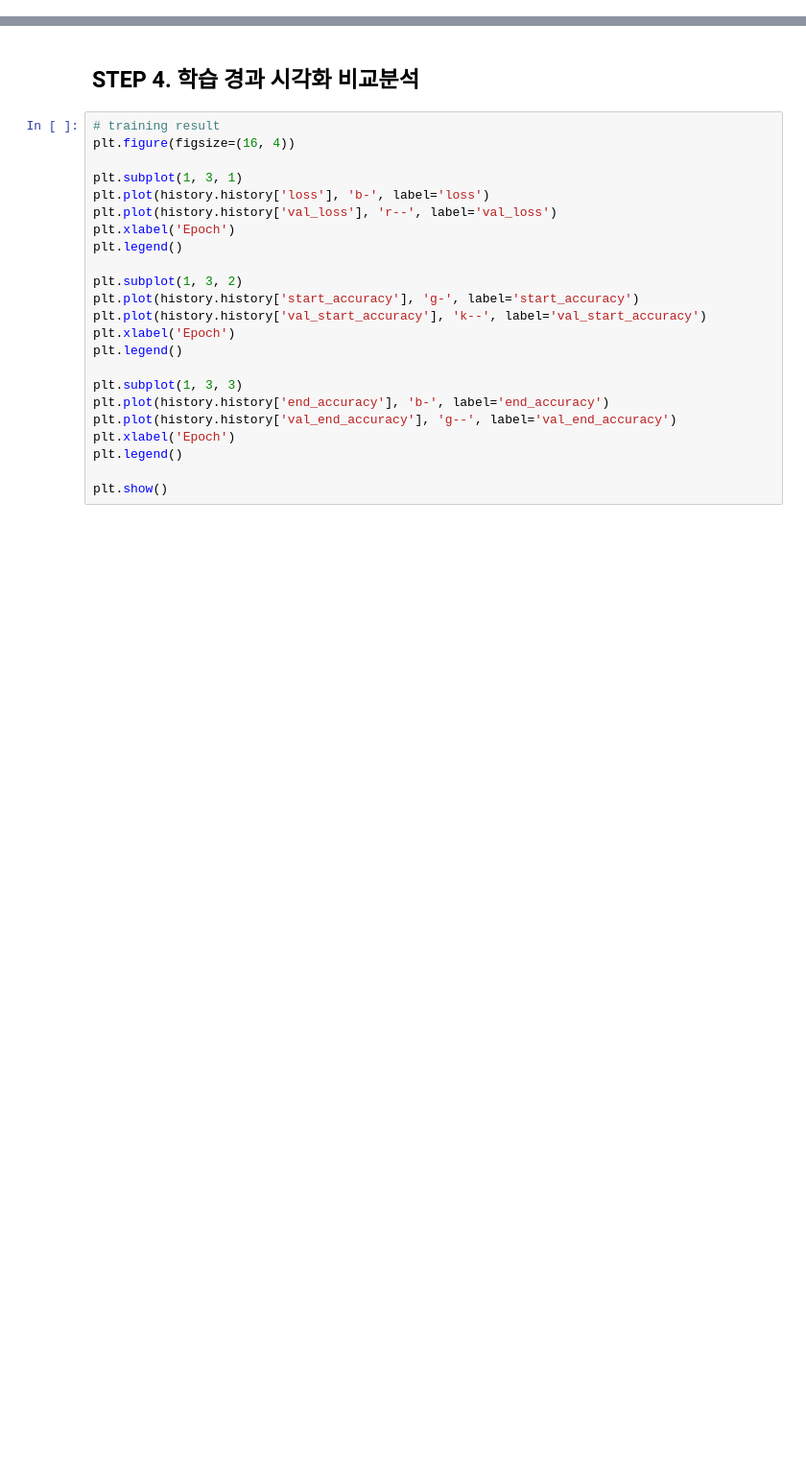
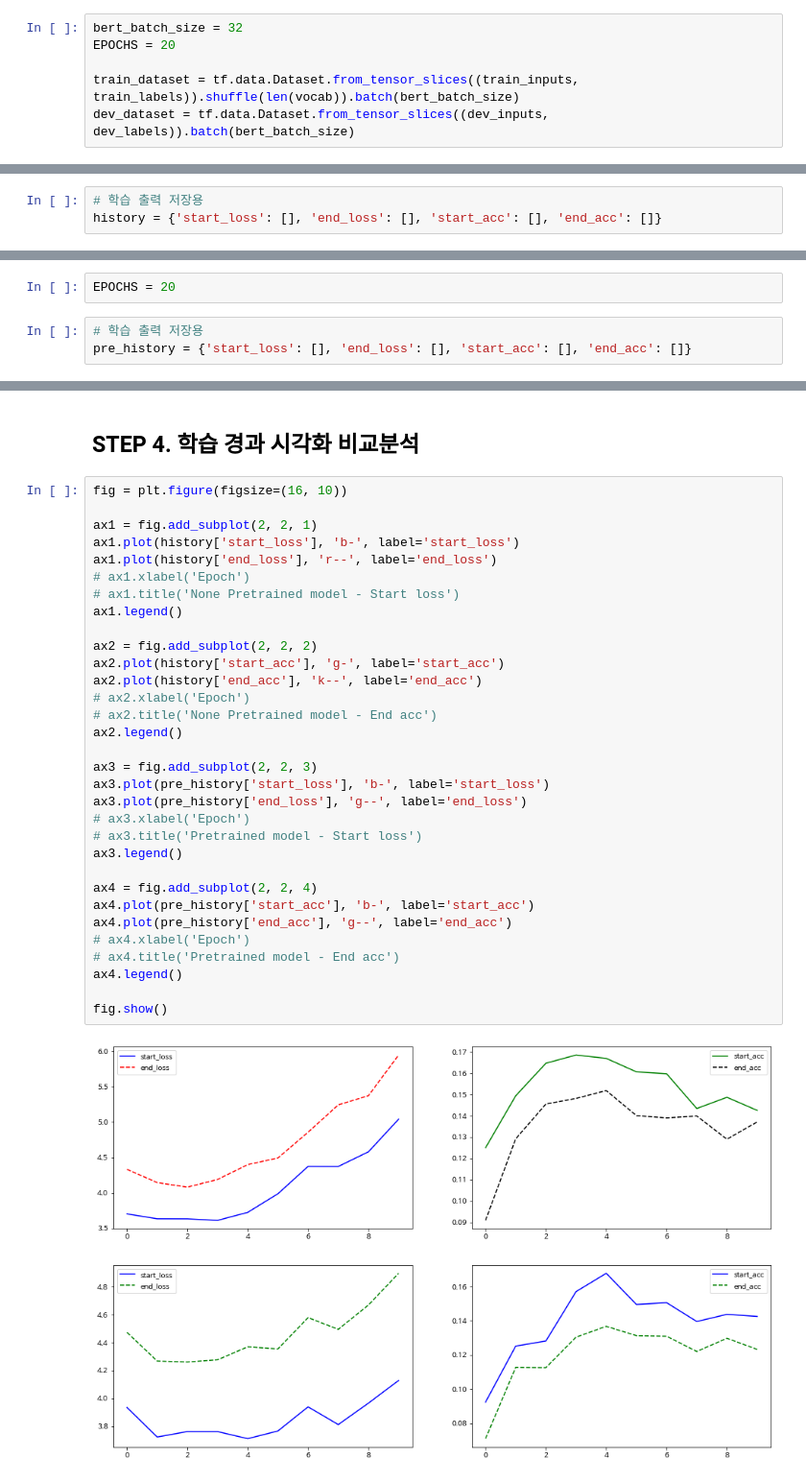
Before and after one commit to vg-rlo/aiffel-mini-projects, a Jupyter notebook: Exploration/Bert_korean_chatbot/[E-19]QuizTaskUsingBERT.ipynb, the cells around one changed output, grey strips where cells are left out. Shown at 96% size. Drawn from its saved outputs; the diff is of its cells as text; blank space fills up the shorter version.

```diff
--- a/Exploration/Bert_korean_chatbot/[E-19]QuizTaskUsingBERT.ipynb
+++ b/Exploration/Bert_korean_chatbot/[E-19]QuizTaskUsingBERT.ipynb
@@ -1477 +1447,7 @@ KeyboardInterrupt:
+# %%
+bert_batch_size = 32
+EPOCHS = 20
+
+train_dataset = tf.data.Dataset.from_tensor_slices((train_inputs, train_labels)).shuffle(len(vocab)).batch(bert_batch_size)
+dev_dataset = tf.data.Dataset.from_tensor_slices((dev_inputs, dev_labels)).batch(bert_batch_size)
 # %% [markdown]
@@ -1508,0 +1455,3 @@ _________________________________________________________________
+# %%
+# 학습 출력 저장용
+history = {'start_loss': [], 'end_loss': [], 'start_acc': [], 'end_acc': []}
@@ -1510,0 +1540,5 @@ _________________________________________________________________
+# %%
+EPOCHS = 20
+# %%
+# 학습 출력 저장용
+pre_history = {'start_loss': [], 'end_loss': [], 'start_acc': [], 'end_acc': []}
@@ -1570,25 +1648,36 @@ with open(dev_json) as f:
 # %% [markdown]
 ## STEP 4. 학습 경과 시각화 비교분석
 # %%
-# training result
-plt.figure(figsize=(16, 4))
+fig = plt.figure(figsize=(16, 10))
 
-plt.subplot(1, 3, 1)
-plt.plot(history.history['loss'], 'b-', label='loss')
-plt.plot(history.history['val_loss'], 'r--', label='val_loss')
-plt.xlabel('Epoch')
-plt.legend()
+ax1 = fig.add_subplot(2, 2, 1)
+ax1.plot(history['start_loss'], 'b-', label='start_loss')
+ax1.plot(history['end_loss'], 'r--', label='end_loss')
+# ax1.xlabel('Epoch')
+# ax1.title('None Pretrained model - Start loss')
+ax1.legend()
 
-plt.subplot(1, 3, 2)
-plt.plot(history.history['start_accuracy'], 'g-', label='start_accuracy')
-plt.plot(history.history['val_start_accuracy'], 'k--', label='val_start_accuracy')
-plt.xlabel('Epoch')
-plt.legend()
+ax2 = fig.add_subplot(2, 2, 2)
+ax2.plot(history['start_acc'], 'g-', label='start_acc')
+ax2.plot(history['end_acc'], 'k--', label='end_acc')
+# ax2.xlabel('Epoch')
+# ax2.title('None Pretrained model - End acc')
+ax2.legend()
 
-plt.subplot(1, 3, 3)
-plt.plot(history.history['end_accuracy'], 'b-', label='end_accuracy')
-plt.plot(history.history['val_end_accuracy'], 'g--', label='val_end_accuracy')
-plt.xlabel('Epoch')
-plt.legend()
+ax3 = fig.add_subplot(2, 2, 3)
+ax3.plot(pre_history['start_loss'], 'b-', label='start_loss')
+ax3.plot(pre_history['end_loss'], 'g--', label='end_loss')
+# ax3.xlabel('Epoch')
+# ax3.title('Pretrained model - Start loss')
+ax3.legend()
 
-plt.show()
+ax4 = fig.add_subplot(2, 2, 4)
+ax4.plot(pre_history['start_acc'], 'b-', label='start_acc')
+ax4.plot(pre_history['end_acc'], 'g--', label='end_acc')
+# ax4.xlabel('Epoch')
+# ax4.title('Pretrained model - End acc')
+ax4.legend()
+
+fig.show()
+# %% [output]
+[figure, added]
```
Also changed, not shown: parts of 23 cells of this notebook.
